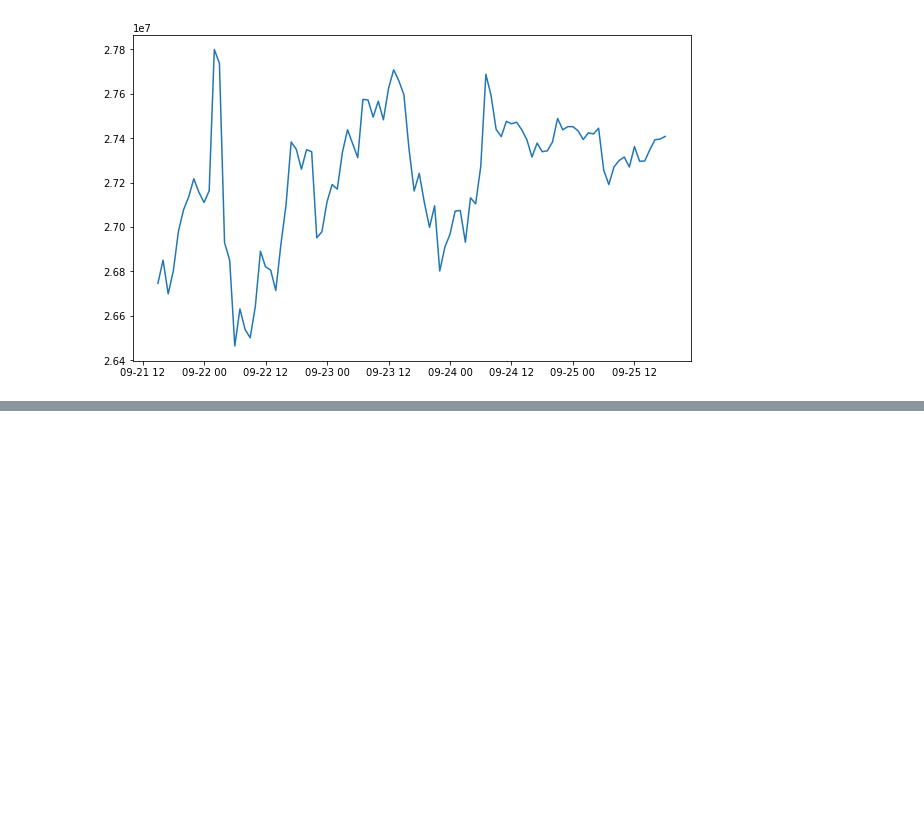
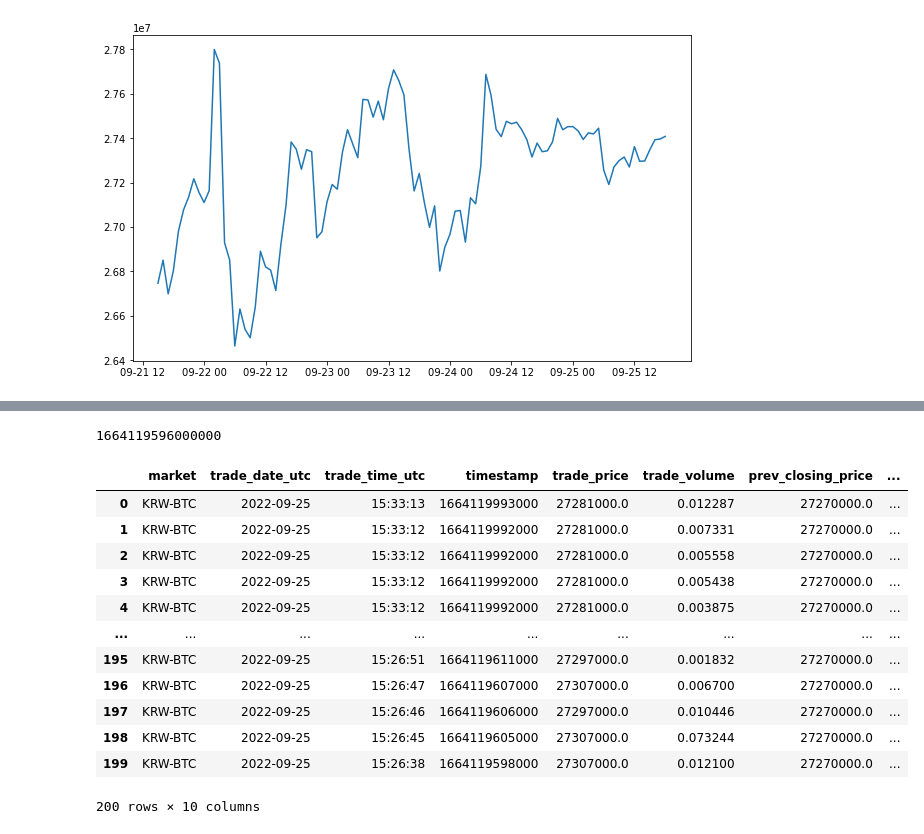
Before and after one commit to jjooki/AutoTrading, a Jupyter notebook: upbit/predict_test.ipynb, the cells around one changed output, grey strips where cells are left out. Saved outputs shown, nothing was run; the diff lists cells and outputs as text; code cells hidden in the pictures; blank space fills up the shorter version.

```diff
--- a/upbit/predict_test.ipynb
+++ b/upbit/predict_test.ipynb
@@ -164,3 +164,23 @@ ticks
 500 rows × 10 columns
 # %%
-ticks.drop(
+last = ticks['timestamp'].iloc[200]
+last_id = ticks['sequential_id'].iloc[200]
+print(last_id)
+# %% [output]
+1664119596000000
+# %%
+ticks[ticks['sequential_id'] > last_id]
+# %% [output]
+|  | market | trade_date_utc | trade_time_utc | timestamp | trade_price | trade_volume | prev_closing_price | ... |
+| 0 | KRW-BTC | 2022-09-25 | 15:33:13 | 1664119993000 | 27281000.0 | 0.012287 | 27270000.0 | ... |
+| 1 | KRW-BTC | 2022-09-25 | 15:33:12 | 1664119992000 | 27281000.0 | 0.007331 | 27270000.0 | ... |
+| 2 | KRW-BTC | 2022-09-25 | 15:33:12 | 1664119992000 | 27281000.0 | 0.005558 | 27270000.0 | ... |
+| 3 | KRW-BTC | 2022-09-25 | 15:33:12 | 1664119992000 | 27281000.0 | 0.005438 | 27270000.0 | ... |
+| 4 | KRW-BTC | 2022-09-25 | 15:33:12 | 1664119992000 | 27281000.0 | 0.003875 | 27270000.0 | ... |
+| ... | ... | ... | ... | ... | ... | ... | ... | ... |
+| 195 | KRW-BTC | 2022-09-25 | 15:26:51 | 1664119611000 | 27297000.0 | 0.001832 | 27270000.0 | ... |
+| 196 | KRW-BTC | 2022-09-25 | 15:26:47 | 1664119607000 | 27307000.0 | 0.006700 | 27270000.0 | ... |
+| 197 | KRW-BTC | 2022-09-25 | 15:26:46 | 1664119606000 | 27297000.0 | 0.010446 | 27270000.0 | ... |
+| 198 | KRW-BTC | 2022-09-25 | 15:26:45 | 1664119605000 | 27307000.0 | 0.073244 | 27270000.0 | ... |
+| 199 | KRW-BTC | 2022-09-25 | 15:26:38 | 1664119598000 | 27307000.0 | 0.012100 | 27270000.0 | ... |
+200 rows × 10 columns
```
Also changed, not shown: parts of 2 cells of this notebook.
